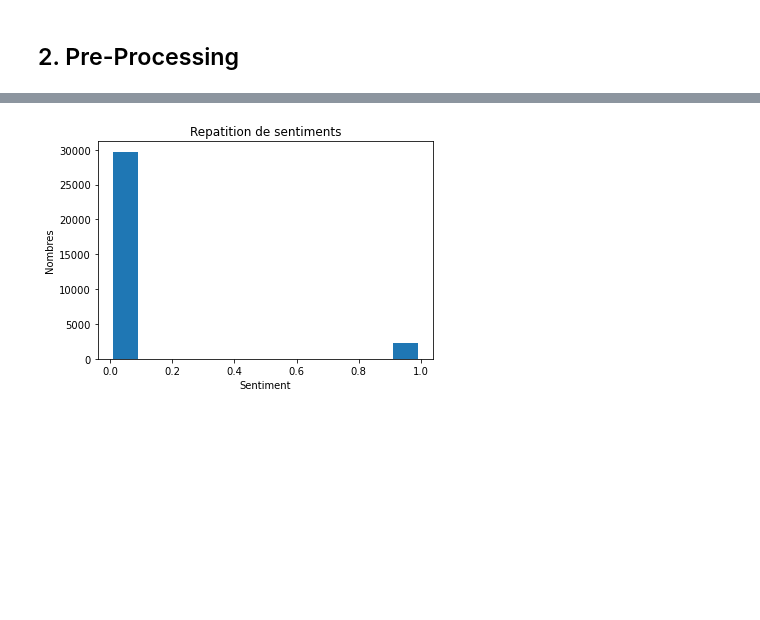
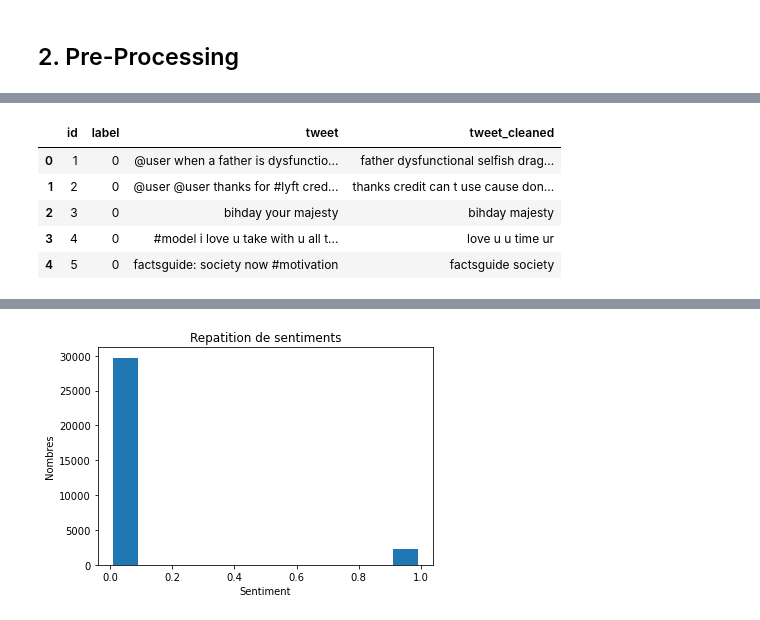
Before and after one commit to celsedarius/MasterUV, a Jupyter notebook: projet NLP/projet_nlp.ipynb, the cells around one changed output, grey strips where cells are left out. Drawn from its saved outputs; the diff is of its cells as text; code cells hidden in the pictures; blank space fills up the shorter version.

```diff
--- a/projet NLP/projet_nlp.ipynb
+++ b/projet NLP/projet_nlp.ipynb
@@ -56,0 +176,18 @@ data.groupby('sentiment').describe()
+# %%
+def stopword_removal(row):
+    text = row['tweet_cleaned']
+    text = remove_stopwords(text)
+    return text
+# %%
+data['tweet_cleaned'] = data.apply(stopword_removal, axis=1)
+# %%
+data['tweet_cleaned'] = data['tweet_cleaned'].str.lower().str.replace('[^\w\s]',' ').str.replace('\s\s+', ' ')
+# %%
+data.head()
+# %% [output]
+|  | id | label | tweet | tweet_cleaned |
+| 0 | 1 | 0 | @user when a father is dysfunctio... | father dysfunctional selfish drag... |
+| 1 | 2 | 0 | @user @user thanks for #lyft cred... | thanks credit can t use cause don... |
+| 2 | 3 | 0 | bihday your majesty | bihday majesty |
+| 3 | 4 | 0 | #model i love u take with u all t... | love u u time ur |
+| 4 | 5 | 0 | factsguide: society now #motivation | factsguide society |
```
Also changed, not shown: parts of 42 cells of this notebook.
